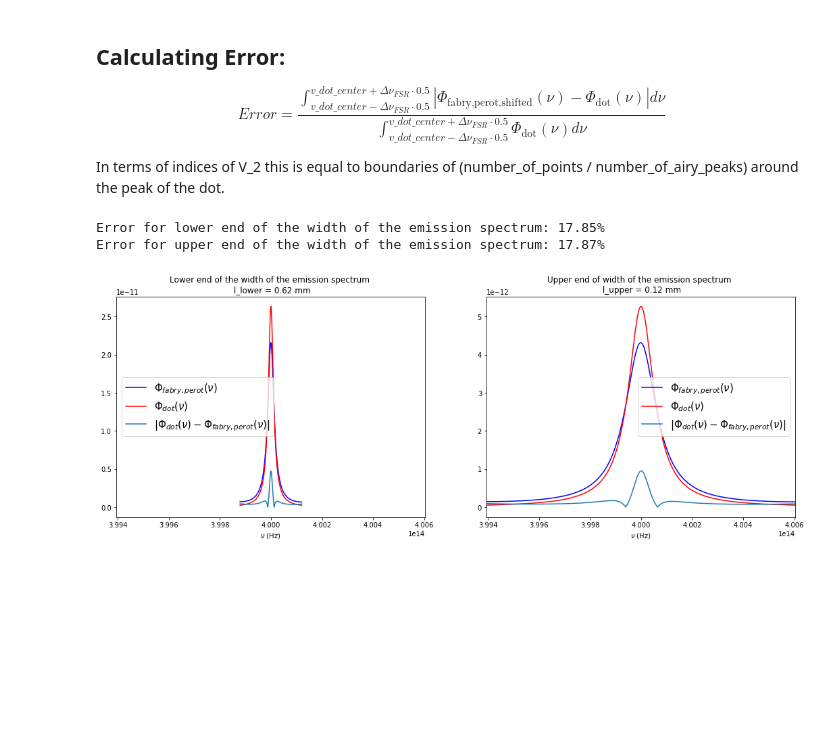
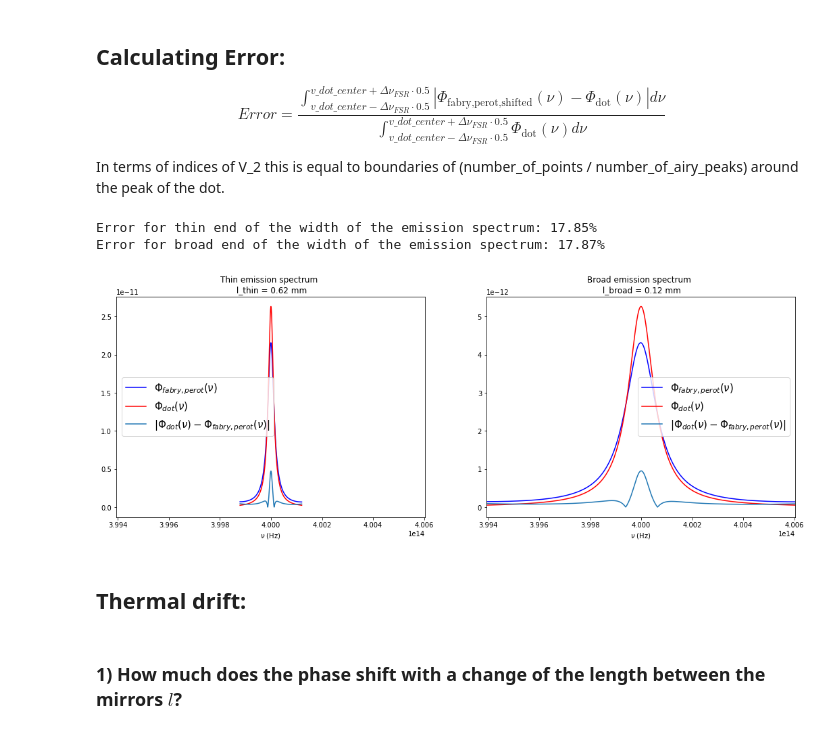
Before and after one commit to JKU-HFP/Sizing_Fabry_Perot_Interferometer, a Jupyter notebook: Sizing_Fabry_Perot_Interferometer.ipynb, the cells around one changed output. Drawn from its saved outputs; the diff is of its cells as text; code cells hidden in the pictures; blank space fills up the shorter version.

```diff
--- a/Sizing_Fabry_Perot_Interferometer.ipynb
+++ b/Sizing_Fabry_Perot_Interferometer.ipynb
@@ -90,12 +90,12 @@ v_dot_center = 4 * 10**14 # in Hz
 number_of_points = 4000
 number_of_airy_peaks = 4
 
-v_boundaries_lower = (v_dot_center - delta_v_FSR(l_lower)*number_of_airy_peaks/2, v_dot_center + delta_v_FSR(l_lower)*number_of_airy_peaks/2)
-v_boundaries_upper = (v_dot_center - delta_v_FSR(l_upper)*number_of_airy_peaks/2, v_dot_center + delta_v_FSR(l_upper)*number_of_airy_peaks/2)
+v_boundaries_thin = (v_dot_center - delta_v_FSR(l_thin)*number_of_airy_peaks/2, v_dot_center + delta_v_FSR(l_thin)*number_of_airy_peaks/2)
+v_boundaries_broad = (v_dot_center - delta_v_FSR(l_broad)*number_of_airy_peaks/2, v_dot_center + delta_v_FSR(l_broad)*number_of_airy_peaks/2)
 
-V_lower = np.linspace(*v_boundaries_lower, number_of_points)
-V_upper = np.linspace(*v_boundaries_upper, number_of_points)
+V_thin = np.linspace(*v_boundaries_thin, number_of_points)
+V_broad = np.linspace(*v_boundaries_broad, number_of_points)
 
-phi_dot_lower = calc_phi_dot(V_lower, v_dot_center, v_dot_spectral_range_lower)
-phi_dot_upper = calc_phi_dot(V_upper, v_dot_center, v_dot_spectral_range_upper)
+phi_dot_thin = calc_phi_dot(V_thin, v_dot_center, v_dot_spectral_range_thin)
+phi_dot_broad = calc_phi_dot(V_broad, v_dot_center, v_dot_spectral_range_broad)
 # %%
@@ -149,8 +149,8 @@ def calc_phi_fabry_perot(V, v_dot_center, v_dot_spectral_range, R_1, R_2, l, num
 
     return  V_2, phi_fabry_perot
 # %%
-V_2_lower, phi_fabry_perot_lower = calc_phi_fabry_perot(V_lower, v_dot_center, v_dot_spectral_range_lower, R_1, R_2, l_lower, number_of_airy_peaks)
-V_2_upper, phi_fabry_perot_upper = calc_phi_fabry_perot(V_upper, v_dot_center, v_dot_spectral_range_upper, R_1, R_2, l_upper, number_of_airy_peaks)
+V_2_thin, phi_fabry_perot_thin = calc_phi_fabry_perot(V_thin, v_dot_center, v_dot_spectral_range_thin, R_1, R_2, l_thin, number_of_airy_peaks)
+V_2_broad, phi_fabry_perot_broad = calc_phi_fabry_perot(V_broad, v_dot_center, v_dot_spectral_range_broad, R_1, R_2, l_broad, number_of_airy_peaks)
 # %%
 plt.figure(figsize=(18, 6))
 
@@ -190,3 +187,6 @@ phi_fabry_perot_shifted_upper, position_closest_airy_peak_upper, position_dot_pe
+# %%
+phi_fabry_perot_shifted_thin, position_closest_airy_peak_thin, position_dot_peak_thin  = shift_phi_fabry_perot(phi_fabry_perot_thin, V_thin, V_2_thin, phi_dot_thin)
+phi_fabry_perot_shifted_broad, position_closest_airy_peak_broad, position_dot_peak_broad = shift_phi_fabry_perot(phi_fabry_perot_broad, V_broad, V_2_broad, phi_dot_broad)
 # %%
 plt.figure(figsize=(18, 6))
 
@@ -233,31 +227,41 @@ error_upper = np.sum(numerator_upper) / np.sum(denominator_upper)
+# %%
+numerator_thin, denominator_thin, boundaries_fabry_perot_thin, boundaries_dot_thin  = calc_error(phi_fabry_perot_shifted_thin, phi_dot_thin, position_closest_airy_peak_thin, position_dot_peak_thin, number_of_points, number_of_airy_peaks)
+numerator_broad, denominator_broad, boundaries_fabry_perot_broad, boundaries_dot_broad = calc_error(phi_fabry_perot_shifted_broad, phi_dot_broad, position_closest_airy_peak_broad, position_dot_peak_broad, number_of_points, number_of_airy_peaks)
+
+error_thin = np.sum(numerator_thin) / np.sum(denominator_thin)
+error_broad = np.sum(numerator_broad) / np.sum(denominator_broad)
 # %%
-print(f"Error for lower end of the width of the emission spectrum: {error_lower:.2%}")
-print(f"Error for upper end of the width of the emission spectrum: {error_upper:.2%}")
+print(f"Error for thin end of the width of the emission spectrum: {error_thin:.2%}")
+print(f"Error for broad end of the width of the emission spectrum: {error_broad:.2%}")
 # %% [output]
-Error for lower end of the width of the emission spectrum: 17.85%
-Error for upper end of the width of the emission spectrum: 17.87%
+Error for thin end of the width of the emission spectrum: 17.85%
+Error for broad end of the width of the emission spectrum: 17.87%
 # %%
 plt.figure(figsize=(18, 6))
 
 plt.subplot(1, 2, 1)
-plt.plot(V_2_lower[slice(*boundaries_fabry_perot_lower)], phi_fabry_perot_shifted_lower[slice(*boundaries_fabry_perot_lower)], "b", label=r"$\Phi_{fabry,perot}(\nu)$")
-plt.plot(V_lower[slice(*boundaries_dot_lower)], phi_dot_lower[slice(*boundaries_dot_lower)], "r" , label=r"$\Phi_{dot}(\nu)$")
-plt.plot(V_lower[slice(*boundaries_dot_lower)], numerator_lower, label=r"$|\Phi_{dot}(\nu) - \Phi_{fabry,perot}(\nu)|$")
+plt.plot(V_2_thin[slice(*boundaries_fabry_perot_thin)], phi_fabry_perot_shifted_thin[slice(*boundaries_fabry_perot_thin)], "b", label=r"$\Phi_{fabry,perot}(\nu)$")
+plt.plot(V_thin[slice(*boundaries_dot_thin)], phi_dot_thin[slice(*boundaries_dot_thin)], "r" , label=r"$\Phi_{dot}(\nu)$")
+plt.plot(V_thin[slice(*boundaries_dot_thin)], numerator_thin, label=r"$|\Phi_{dot}(\nu) - \Phi_{fabry,perot}(\nu)|$")
 plt.xlabel(r"$\nu$ (Hz)")
 plt.legend(fontsize=15)
-plt.xlim(min(V_upper[slice(*boundaries_dot_upper)]), max(V_upper[slice(*boundaries_dot_upper)]))
-plt.title(f"Lower end of the width of the emission spectrum \n l_lower = {l_lower * 10**3:.02f} mm")
+plt.xlim(min(V_broad[slice(*boundaries_dot_broad)]), max(V_broad[slice(*boundaries_dot_broad)]))
+plt.title(f"Thin emission spectrum \n l_thin = {l_thin * 10**3:.02f} mm")
 
 plt.subplot(1, 2, 2)
-plt.plot(V_2_upper[slice(*boundaries_fabry_perot_upper)], phi_fabry_perot_shifted_upper[slice(*boundaries_fabry_perot_upper)], "b", label=r"$\Phi_{fabry,perot}(\nu)$")
-plt.plot(V_upper[slice(*boundaries_dot_upper)], phi_dot_upper[slice(*boundaries_dot_upper)], "r" , label=r"$\Phi_{dot}(\nu)$")
-plt.plot(V_upper[slice(*boundaries_dot_upper)], numerator_upper, label=r"$|\Phi_{dot}(\nu) - \Phi_{fabry,perot}(\nu)|$")
+plt.plot(V_2_broad[slice(*boundaries_fabry_perot_broad)], phi_fabry_perot_shifted_broad[slice(*boundaries_fabry_perot_broad)], "b", label=r"$\Phi_{fabry,perot}(\nu)$")
+plt.plot(V_broad[slice(*boundaries_dot_broad)], phi_dot_broad[slice(*boundaries_dot_broad)], "r" , label=r"$\Phi_{dot}(\nu)$")
+plt.plot(V_broad[slice(*boundaries_dot_broad)], numerator_broad, label=r"$|\Phi_{dot}(\nu) - \Phi_{fabry,perot}(\nu)|$")
 plt.xlabel(r"$\nu$ (Hz)")
 plt.legend(fontsize=15)
-plt.xlim(min(V_upper[slice(*boundaries_dot_upper)]), max(V_upper[slice(*boundaries_dot_upper)]))
-plt.title(f"Upper end of width of the emission spectrum \n l_upper = {l_upper * 10**3:.02f} mm")
+plt.xlim(min(V_broad[slice(*boundaries_dot_broad)]), max(V_broad[slice(*boundaries_dot_broad)]))
+plt.title(f"Broad emission spectrum \n l_broad = {l_broad * 10**3:.02f} mm")
 
 
 plt.show()
 # %% [output]
-[figure, old version]
+[figure, new version]
+# %% [markdown]
+## Thermal drift:
+# %% [markdown]
+### 1) How much does the phase shift with a change of the length between the mirrors $l$?
```
Also changed, not shown: parts of 8 cells of this notebook.
